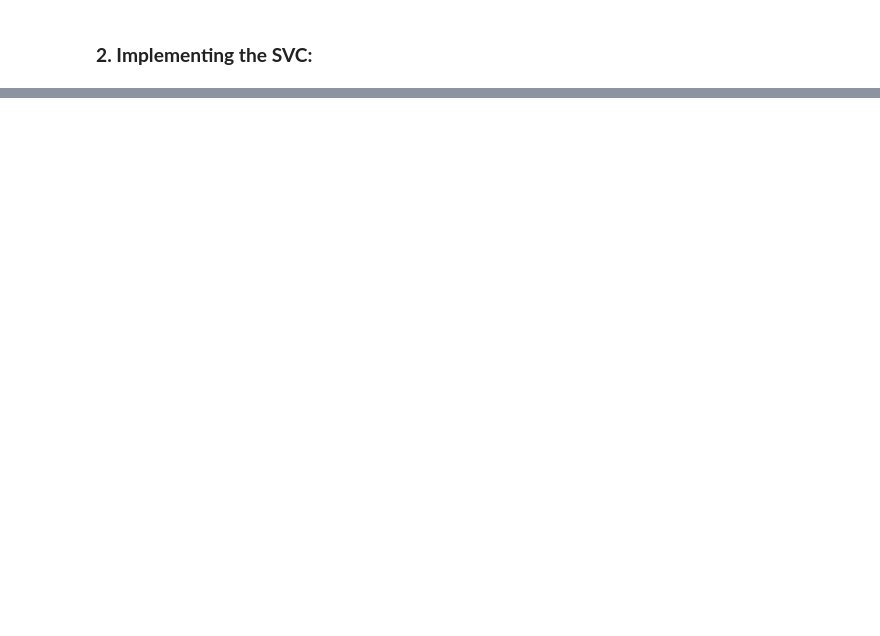
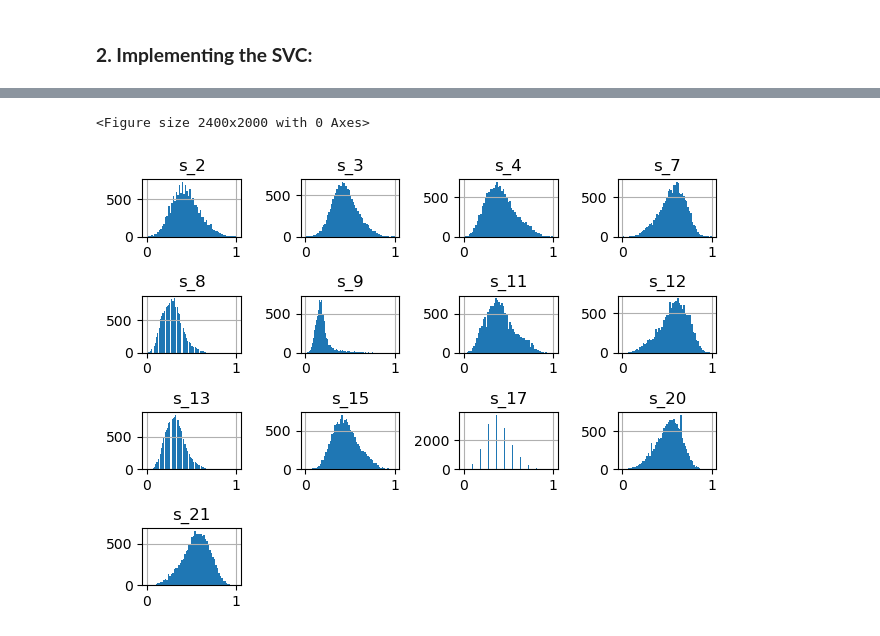
Before and after one commit to spechta/turbofan_rul, a Jupyter notebook: classifier.ipynb, the cells around one changed output, grey strips where cells are left out. Drawn from its saved outputs; the diff is of its cells as text; code cells hidden in the pictures; blank space fills up the shorter version.

```diff
--- a/classifier.ipynb
+++ b/classifier.ipynb
@@ -370,0 +444,4 @@ plt.show()
+# %%
+train = dftrain.copy()
+valid = dfvalid.copy()
+train
@@ -370,0 +491,34 @@ plt.show()
+# %%
+# Sensor 6 is dropped as well
+# setting 1 and 2 are just too noisy
+# Sensor 14 is too highly correlated and is also dropped
+drop_list = ['setting_1', 'setting_2', 'setting_3', 's_1', 's_5', 's_6', 's_10', 's_14', 's_16', 's_18', 's_19'] + index_names
+# %%
+# Compute RUL for each unit in train dataset
+train['RUL'] = train.groupby('unit_number')['time_cycles'].transform('max') - train['time_cycles']
+
+# Define a threshold for binary classification (e.g., RUL < 30 -> unfit)
+threshold = 100
+train['label'] = train['RUL'].apply(lambda x: 'unfit' if x < threshold else 'fit')
+# %%
+from sklearn.model_selection import train_test_split
+from sklearn.preprocessing import MinMaxScaler
+
+# Split features and target label, ensuring that RUL and label are not part of the features.
+# Adjust drop_list as needed, here we drop RUL and label from the features.
+X = train.drop(columns=drop_list + ['RUL', 'label']).copy()
+y = train['label']
+
+# Split the data into training and testing sets
+X_train, X_test, y_train, y_test = train_test_split(X, y, test_size=0.3, random_state=42)
+
+# Initialize the scaler
+scaler = MinMaxScaler()
+
+# Scale only the feature columns
+X_train_s = scaler.fit_transform(X_train)
+X_test_s = scaler.transform(X_test)
+
+# For validation, extract features from valid without RUL (or label if created) - here we assume valid does not have label
+X_valid = valid.groupby('unit_number').last().reset_index().drop(columns=drop_list)
+X_valid_s = scaler.transform(X_valid)
@@ -370,0 +548,8 @@ plt.show()
+# %%
+plt.figure(figsize=(24,20))
+pd.DataFrame(X_train_s, columns=X_train.columns).hist(bins="auto")
+plt.tight_layout()
+plt.show()
+# %% [output]
+<Figure size 2400x2000 with 0 Axes>
+[figure, added]
```
Also changed, not shown: parts of 20 cells of this notebook.
